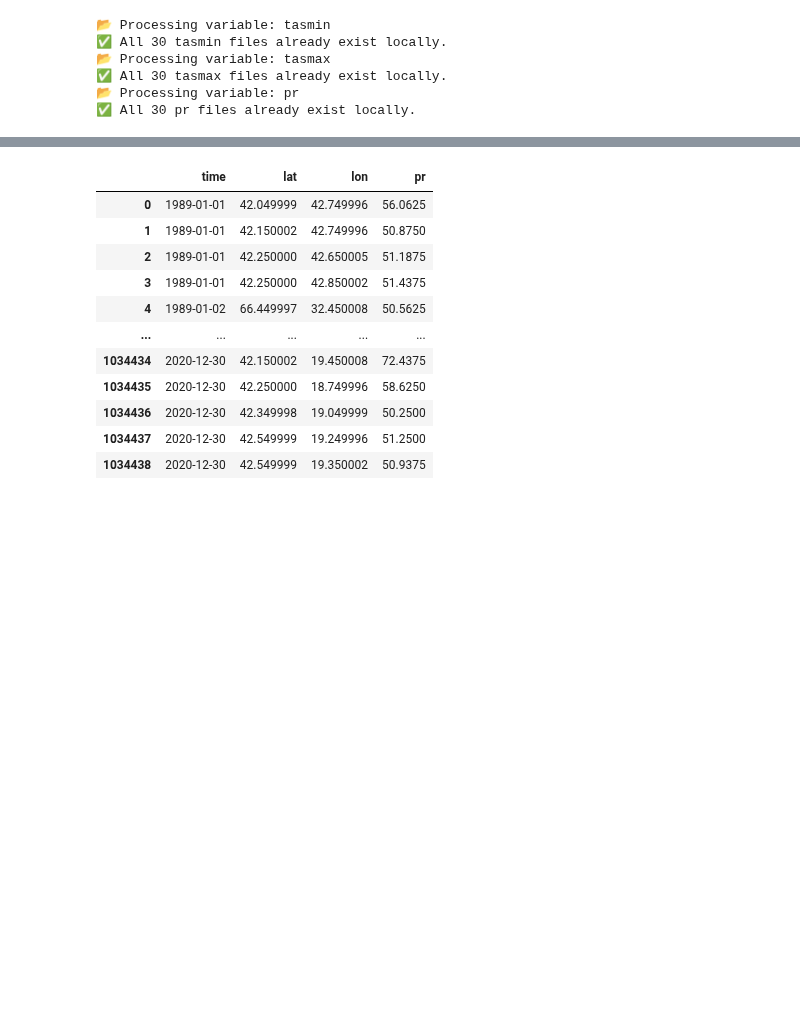
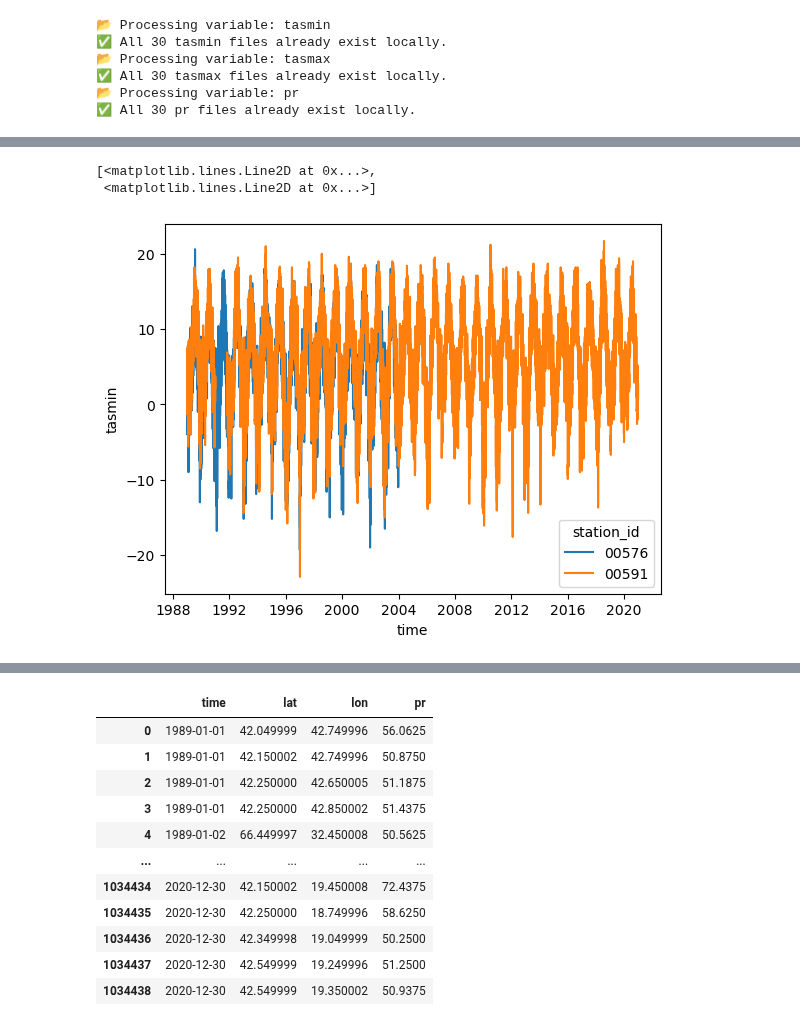
Before and after one commit to Kaushikreddym/climdata, a Jupyter notebook: examples/climdata_loader.ipynb, the cells around one changed output, grey strips where cells are left out. Drawn from its saved outputs; the diff is of its cells as text; code cells hidden in the pictures; blank space fills up the shorter version.

```diff
--- a/examples/climdata_loader.ipynb
+++ b/examples/climdata_loader.ipynb
@@ -17,17 +17,23 @@ with initialize(config_path="../climdata/conf", version_base=None):
     cfg = compose(
         config_name="config", overrides= [
             "data_dir=/beegfs/muduchuru/data",
-            "shapefile=/beegfs/muduchuru/codes/python/climadata_yield/afg.shp",
+            # "shapefile=/beegfs/muduchuru/codes/python/climadata_yield/afg.shp",
             f"time_range.start_date=2020-01-02",
             f"time_range.end_date=2020-01-31",
             "mappings.mswx.params.google_service_account=/home/muduchuru/.climdata_conf/service.json",
-            "+shp_name=afg",
+            # "+shp_name=afg",
             ]
     )
 
 ds_vars = []
 extract_kwargs = {}
-extract_kwargs["shapefile"] = cfg.shapefile
+# extract_kwargs["shapefile"] = cfg.shapefile
+extract_kwargs["box"] = {
+    "lat_min":47,
+    "lat_max":55,
+    "lon_min":5,
+    "lon_max":16,
+}
 # Loop over variables in config
 for var in cfg.variables:
     print(f"📂 Processing variable: {var}")
@@ -128,11 +107,30 @@ with initialize(config_path="../climdata/conf", version_base=None):
             "lon=14",
             ]
     )
-
+extract_kwargs = {}
+# extract_kwargs["shapefile"] = cfg.shapefile
+# extract_kwargs["box"] = {
+#     "lat_min":47,
+#     "lat_max":55,
+#     "lon_min":5,
+#     "lon_max":16,
+# }
+extract_kwargs["point"] = (cfg.lon, cfg.lat)
+extract_kwargs["buffer_km"] = 30
 ds_vars = []
 # Loop over variables in config
 for var in cfg.variables:
+    extract_kwargs["variable"] = var
     dwd = climdata.DWD(cfg)
-    lat, lon = cfg.lat, cfg.lon
-    dwd.load(var, lat, lon,buffer_km=30)
+    ds = dwd.extract(**extract_kwargs)
+    ds_vars.append(ds)
+
+ds = xr.merge(ds_vars)
+# %%
+ds = ds.assign_coords(station_id=ds.station_id.astype(str))
+ds['tasmin'].plot.line(x='time')
+# %% [output]
+[<matplotlib.lines.Line2D at 0x...>,
+ <matplotlib.lines.Line2D at 0x...>]
+[figure, added]
 # %%
```
Also changed, not shown: parts of 7 cells of this notebook, 5 other files.
